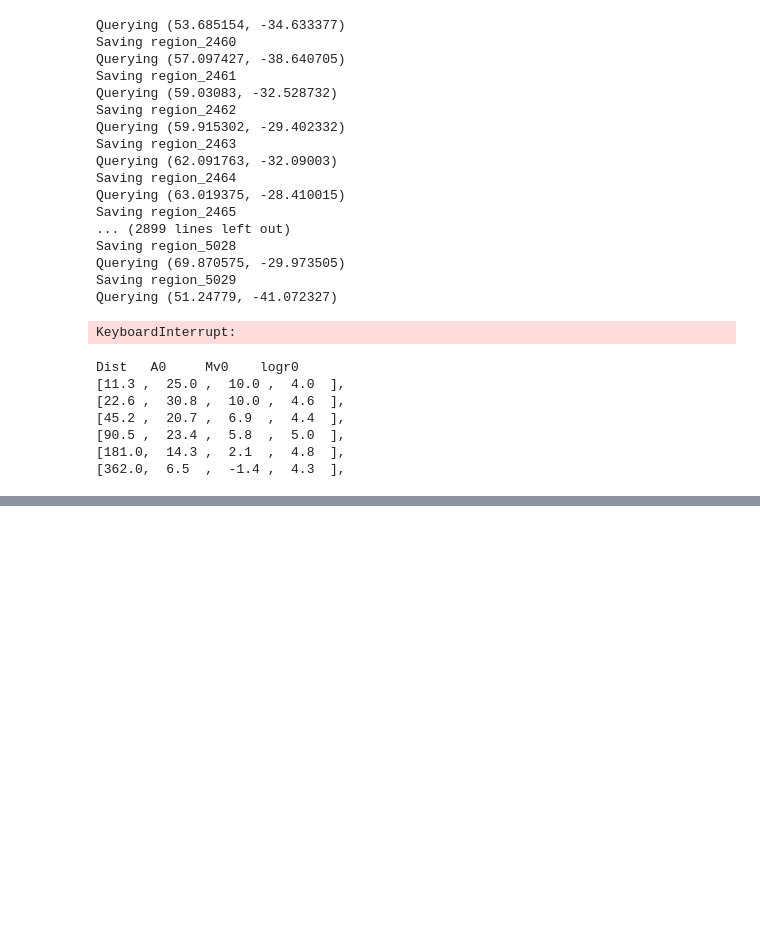
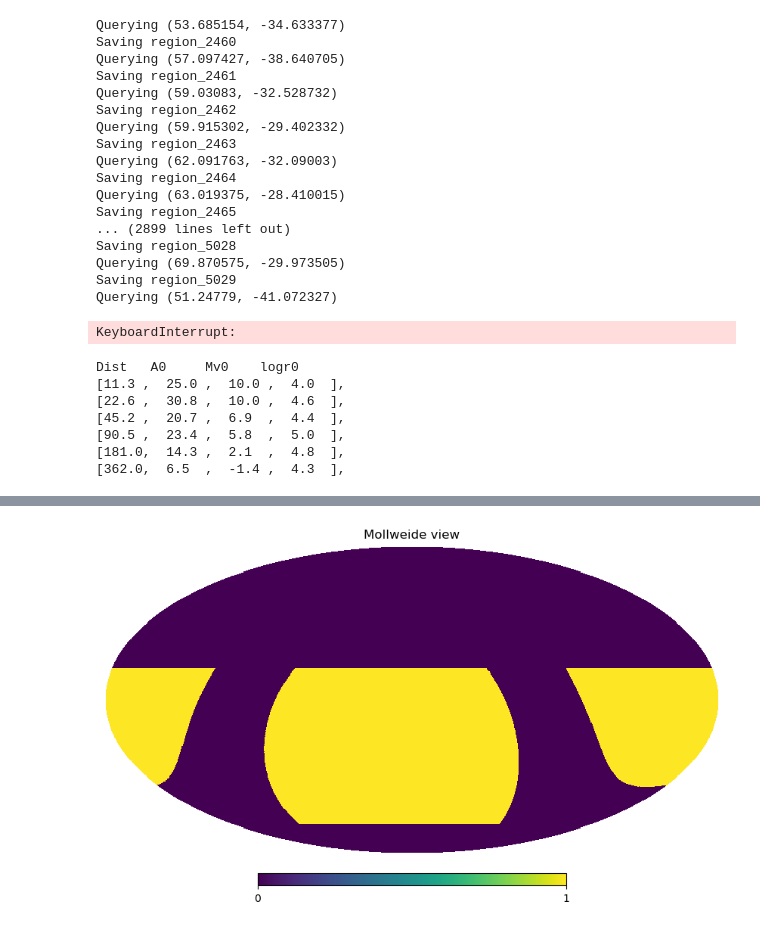
Before and after one commit to sidneymau/simple_adl, a Jupyter notebook: notebooks/satellite_sensitivity.ipynb, the cells around one changed output, grey strips where cells are left out. Drawn from its saved outputs; the diff is of its cells as text; code cells hidden in the pictures; blank space fills up the shorter version.

```diff
--- a/notebooks/satellite_sensitivity.ipynb
+++ b/notebooks/satellite_sensitivity.ipynb
@@ -1463,0 +1572,5 @@ Dist   A0     Mv0    logr0
+# %%
+map = hp.read_map('lsst_wfd_toy.fits')
+hp.mollview(map)
+# %% [output]
+[figure, added]
```
Also changed, not shown: parts of 15 cells of this notebook, 1 other file.
